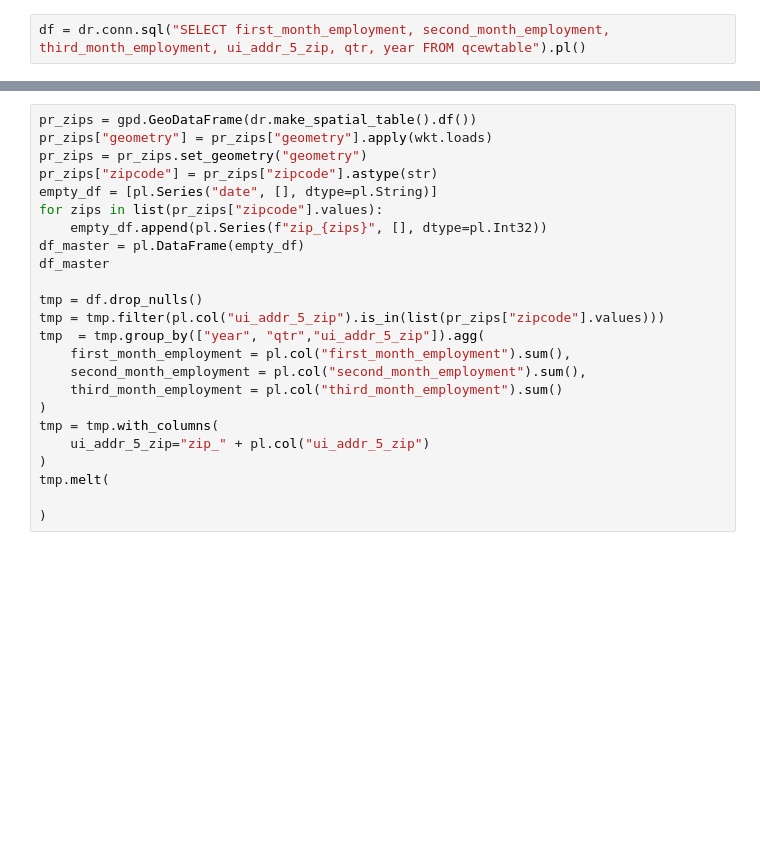
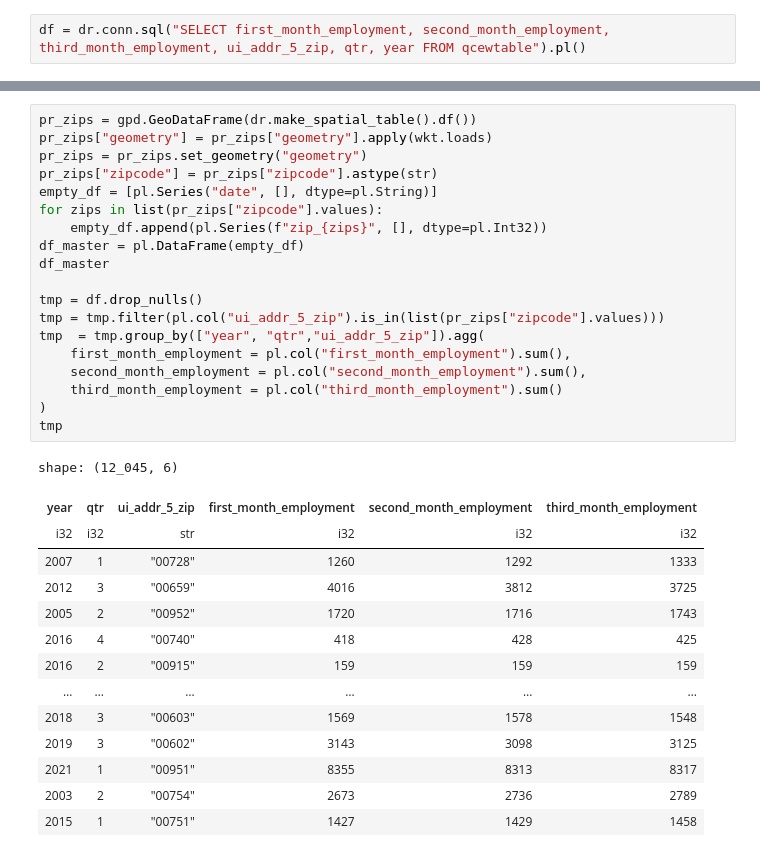
Before and after one commit to ouslan/research-pr-salaries, a Jupyter notebook: notebooks/dif-dif.ipynb, the cells around one changed output, grey strips where cells are left out. Saved outputs shown, nothing was run; the diff lists cells and outputs as text; blank space fills up the shorter version.

```diff
--- a/notebooks/dif-dif.ipynb
+++ b/notebooks/dif-dif.ipynb
@@ -18,24 +35,34 @@ df = dr.conn.sql("SELECT first_month_employment, second_month_employment, third_
 # %%
 pr_zips = gpd.GeoDataFrame(dr.make_spatial_table().df())
 pr_zips["geometry"] = pr_zips["geometry"].apply(wkt.loads)
 pr_zips = pr_zips.set_geometry("geometry")
 pr_zips["zipcode"] = pr_zips["zipcode"].astype(str)
 empty_df = [pl.Series("date", [], dtype=pl.String)]
 for zips in list(pr_zips["zipcode"].values):
     empty_df.append(pl.Series(f"zip_{zips}", [], dtype=pl.Int32))
 df_master = pl.DataFrame(empty_df)
 df_master
 
 tmp = df.drop_nulls()
 tmp = tmp.filter(pl.col("ui_addr_5_zip").is_in(list(pr_zips["zipcode"].values)))
 tmp  = tmp.group_by(["year", "qtr","ui_addr_5_zip"]).agg(
     first_month_employment = pl.col("first_month_employment").sum(),
     second_month_employment = pl.col("second_month_employment").sum(),
     third_month_employment = pl.col("third_month_employment").sum()
 )
-tmp = tmp.with_columns(
-    ui_addr_5_zip="zip_" + pl.col("ui_addr_5_zip")
-)
-tmp.melt(
-
-)
+tmp
+# %% [output]
+shape: (12_045, 6)
+| year | qtr | ui_addr_5_zip | first_month_employment | second_month_employment | third_month_employment |
+| i32 | i32 | str | i32 | i32 | i32 |
+| 2007 | 1 | "00728" | 1260 | 1292 | 1333 |
+| 2012 | 3 | "00659" | 4016 | 3812 | 3725 |
+| 2005 | 2 | "00952" | 1720 | 1716 | 1743 |
+| 2016 | 4 | "00740" | 418 | 428 | 425 |
+| 2016 | 2 | "00915" | 159 | 159 | 159 |
+| … | … | … | … | … | … |
+| 2018 | 3 | "00603" | 1569 | 1578 | 1548 |
+| 2019 | 3 | "00602" | 3143 | 3098 | 3125 |
+| 2021 | 1 | "00951" | 8355 | 8313 | 8317 |
+| 2003 | 2 | "00754" | 2673 | 2736 | 2789 |
+| 2015 | 1 | "00751" | 1427 | 1429 | 1458 |
```
Also changed, not shown: parts of 7 cells of this notebook, 4 other files.
